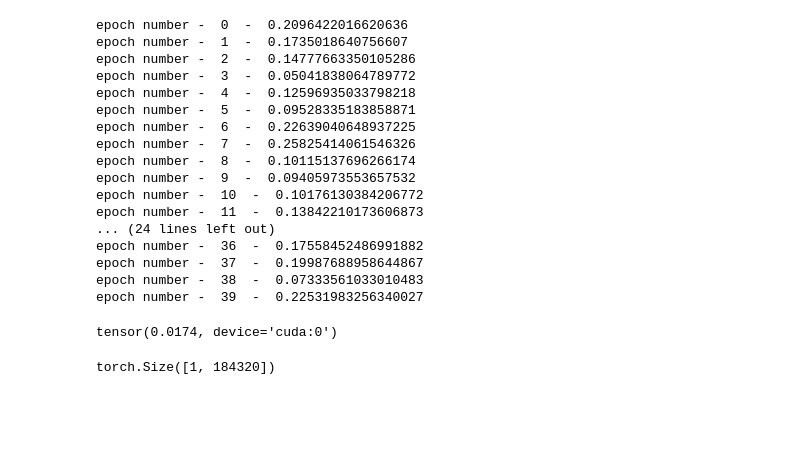
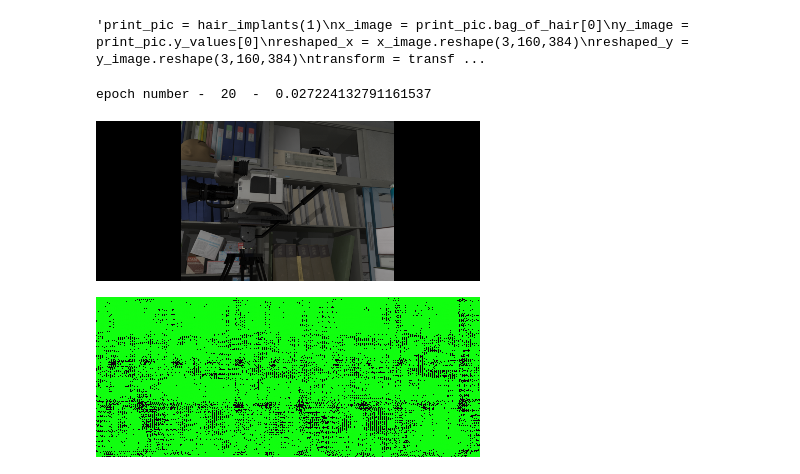
Before and after one commit to ShmuelSokol/Stereoscopic-images, a Jupyter notebook: hair less.ipynb, the cells around one changed output. Saved outputs shown, nothing was run; the diff lists cells and outputs as text; code cells hidden in the pictures; blank space fills up the shorter version.

```diff
--- a/hair less.ipynb
+++ b/hair less.ipynb
@@ -95,6 +100,19 @@ converted_tensor = convert_tensor(img)
 transform = transforms.ToPILImage()
 img = transform(zoom_out_crop(converted_tensor))
 img.show()
+# %%
+'''print_pic = hair_implants(1)
+x_image = print_pic.bag_of_hair[0]
+y_image = print_pic.y_values[0]
+reshaped_x = x_image.reshape(3,160,384)
+reshaped_y = y_image.reshape(3,160,384)
+transform = transforms.ToPILImage()
+img_x = transform(zoom_out_crop(reshaped_x))
+display(img_x)
+img_y = transform(zoom_out_crop(reshaped_y))
+display(img_y)'''
+# %% [output]
+'print_pic = hair_implants(1)\nx_image = print_pic.bag_of_hair[0]\ny_image = print_pic.y_values[0]\nreshaped_x = x_image.reshape(3,160,384)\nreshaped_y = y_image.reshape(3,160,384)\ntransform = transf ...
 # %%
 class ai_3d(torch.nn.Module):
     def __init__(self):
@@ -230,50 +248,39 @@ def train(upload = False, save = False):
     model = ai_3d()
     if upload:
         model.load_state_dict(torch.load("garbage_bag_full_of_hair"))
-    learning_rate = 1e-6
-    epochs = 40
-    steps = 1
+    learning_rate = 1e-5
+    epochs = 200
     optimizer = torch.optim.SGD(model.parameters(), lr=learning_rate, momentum=0.5)
+    transform = transforms.ToPILImage()
     for i in range(epochs):
-        data = hair_implants(10)
-        for j in range(steps):
-            results = model(data.bag_of_hair, (3, 384, 160))
-            loss = model.loss(results,data.y_values)
+        data = hair_implants(10,start_of_seq = i * 10)
+        for j in range(data.bag_of_hair.shape[0]):
+            results = model(data.bag_of_hair[j,:], (3, 384, 160))
+            loss = model.loss(results,data.y_values[j,:])
             optimizer.zero_grad()
             loss.backward()
             optimizer.step()
-        print("epoch number - ", i ," - ",  loss.item())
-        if save:
-            torch.save(model.state_dict(), "garbage_bag_full_of_hair")
+        if i % 20 == 0:
+            clear_output()
+            print("epoch number - ", i ," - ",  loss.item())
+            pic_transformed = transform(data.y_values[-1,:].reshape(3,160,384))
+            display(pic_transformed)
+            display(transform(results[-1,:].reshape(3,160,384)))
+            if save:
+                torch.save(model.state_dict(), "garbage_bag_full_of_hair")
 # %%
-train(save = True, upload = True)
+while True:
+    train(save = True, upload = True)
 # %% [output]
-epoch number -  0  -  0.2096422016620636
-epoch number -  1  -  0.1735018640756607
-epoch number -  2  -  0.14777663350105286
-epoch number -  3  -  0.05041838064789772
-epoch number -  4  -  0.12596935033798218
-epoch number -  5  -  0.09528335183858871
-epoch number -  6  -  0.22639040648937225
-epoch number -  7  -  0.25825414061546326
-epoch number -  8  -  0.10115137696266174
-epoch number -  9  -  0.09405973553657532
-epoch number -  10  -  0.10176130384206772
-epoch number -  11  -  0.13842210173606873
-... (24 lines left out)
-epoch number -  36  -  0.17558452486991882
-epoch number -  37  -  0.19987688958644867
-epoch number -  38  -  0.07333561033010483
-epoch number -  39  -  0.22531983256340027
+epoch number -  20  -  0.027224132791161537
+[figure, added]
+[figure, added]
 # %%
-hair = hair_implants(1)
+hair = hair_implants(2)
 model = ai_3d()
 base_loss = model.loss(hair.bag_of_hair,hair.y_values)
 print(base_loss)
 output = model(hair.bag_of_hair, (3, 384, 160))
 output.shape
-# %% [output]
-tensor(0.0174, device='cuda:0')
-torch.Size([1, 184320])
 # %%
 transform = transforms.ToPILImage()
```
Also changed, not shown: parts of 4 cells of this notebook.
